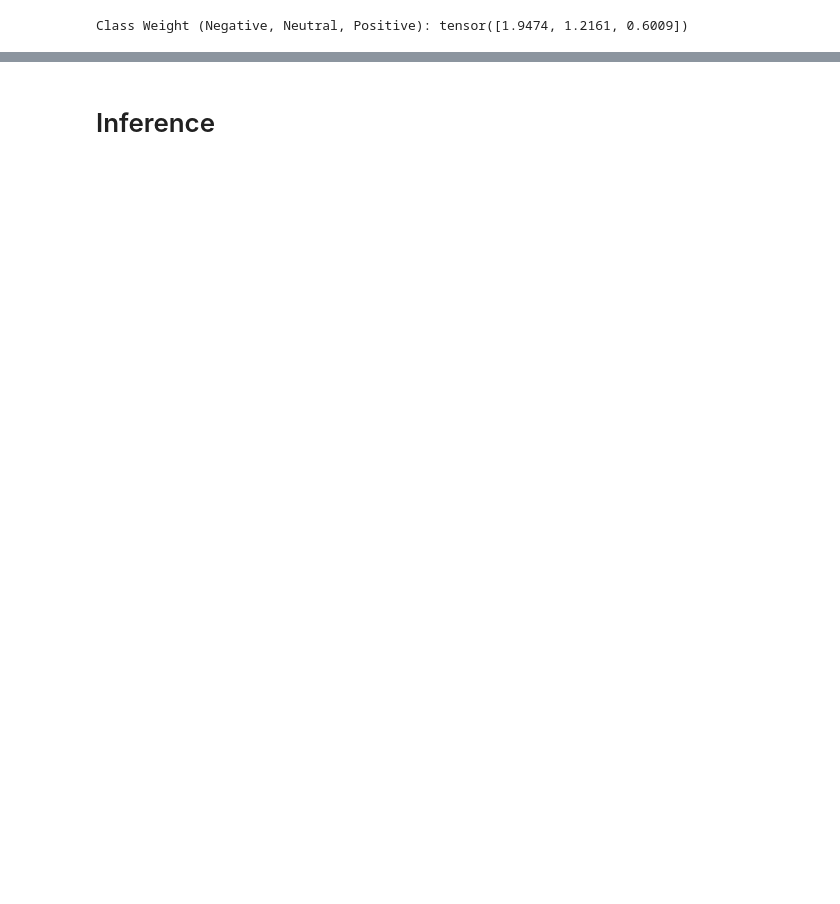
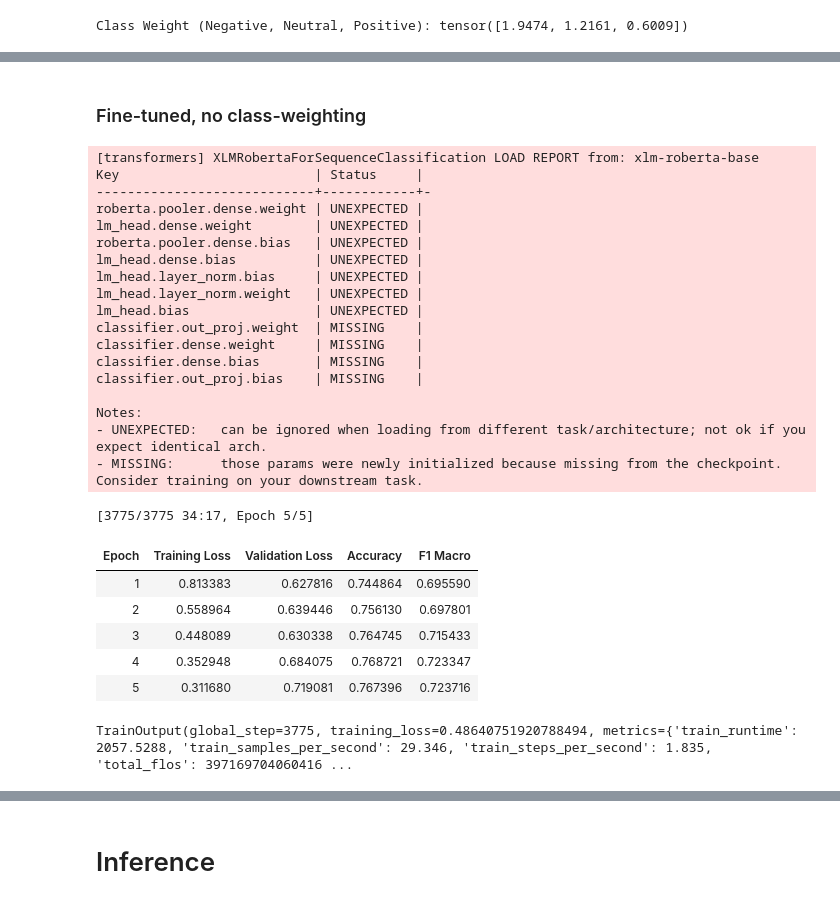
Before and after one commit to bimobirra/Explainable-XLM-R-for-Code-Mixed-Low-Resources-Language, a Jupyter notebook: Explainable_XLM_R.ipynb, the cells around one changed output, grey strips where cells are left out. Drawn from its saved outputs; the diff is of its cells as text; code cells hidden in the pictures; blank space fills up the shorter version.

```diff
--- a/Explainable_XLM_R.ipynb
+++ b/Explainable_XLM_R.ipynb
@@ -265,0 +379,59 @@ class CustomTrainer(Trainer):
+# %% [markdown]
+### Fine-tuned, no class-weighting
+# %%
+set_seed(RANDOM_SEED)
+
+model_noweight = AutoModelForSequenceClassification.from_pretrained("xlm-roberta-base", num_labels=3)
+
+training_args_noweight = TrainingArguments(
+    output_dir="./model_output_finetuned_noweight",
+    eval_strategy="epoch",
+    save_strategy="epoch",
+    learning_rate=2e-5,
+    per_device_train_batch_size=16,
+    per_device_eval_batch_size=16,
+    num_train_epochs=5,
+    weight_decay=0.01,
+    lr_scheduler_type="cosine",
+    label_smoothing_factor=0.1,
+    load_best_model_at_end=True,
+    metric_for_best_model="f1_macro",
+    seed=RANDOM_SEED,
+)
+
+trainer_noweight = CustomTrainer(
+    model=model_noweight,
+    args=training_args_noweight,
+    train_dataset=tokenized_train,
+    eval_dataset=tokenized_val,
+    compute_metrics=compute_metrics,
+    class_weights=None,
+)
+trainer_noweight.train()
+# %% [output]
+[transformers] XLMRobertaForSequenceClassification LOAD REPORT from: xlm-roberta-base
+Key                         | Status     |
+----------------------------+------------+-
+roberta.pooler.dense.weight | UNEXPECTED |
+lm_head.dense.weight        | UNEXPECTED |
+roberta.pooler.dense.bias   | UNEXPECTED |
+lm_head.dense.bias          | UNEXPECTED |
+lm_head.layer_norm.bias     | UNEXPECTED |
+lm_head.layer_norm.weight   | UNEXPECTED |
+lm_head.bias                | UNEXPECTED |
+classifier.out_proj.weight  | MISSING    |
+classifier.dense.weight     | MISSING    |
+classifier.dense.bias       | MISSING    |
+classifier.out_proj.bias    | MISSING    |
+
+Notes:
+- UNEXPECTED:   can be ignored when loading from different task/architecture; not ok if you expect identical arch.
+- MISSING:      those params were newly initialized because missing from the checkpoint. Consider training on your downstream task.
+[3775/3775 34:17, Epoch 5/5]
+| Epoch | Training Loss | Validation Loss | Accuracy | F1 Macro |
+| 1 | 0.813383 | 0.627816 | 0.744864 | 0.695590 |
+| 2 | 0.558964 | 0.639446 | 0.756130 | 0.697801 |
+| 3 | 0.448089 | 0.630338 | 0.764745 | 0.715433 |
+| 4 | 0.352948 | 0.684075 | 0.768721 | 0.723347 |
+| 5 | 0.311680 | 0.719081 | 0.767396 | 0.723716 |
+TrainOutput(global_step=3775, training_loss=0.48640751920788494, metrics={'train_runtime': 2057.5288, 'train_samples_per_second': 29.346, 'train_steps_per_second': 1.835, 'total_flos': 397169704060416 ...
```
Also changed, not shown: parts of 17 cells of this notebook.
